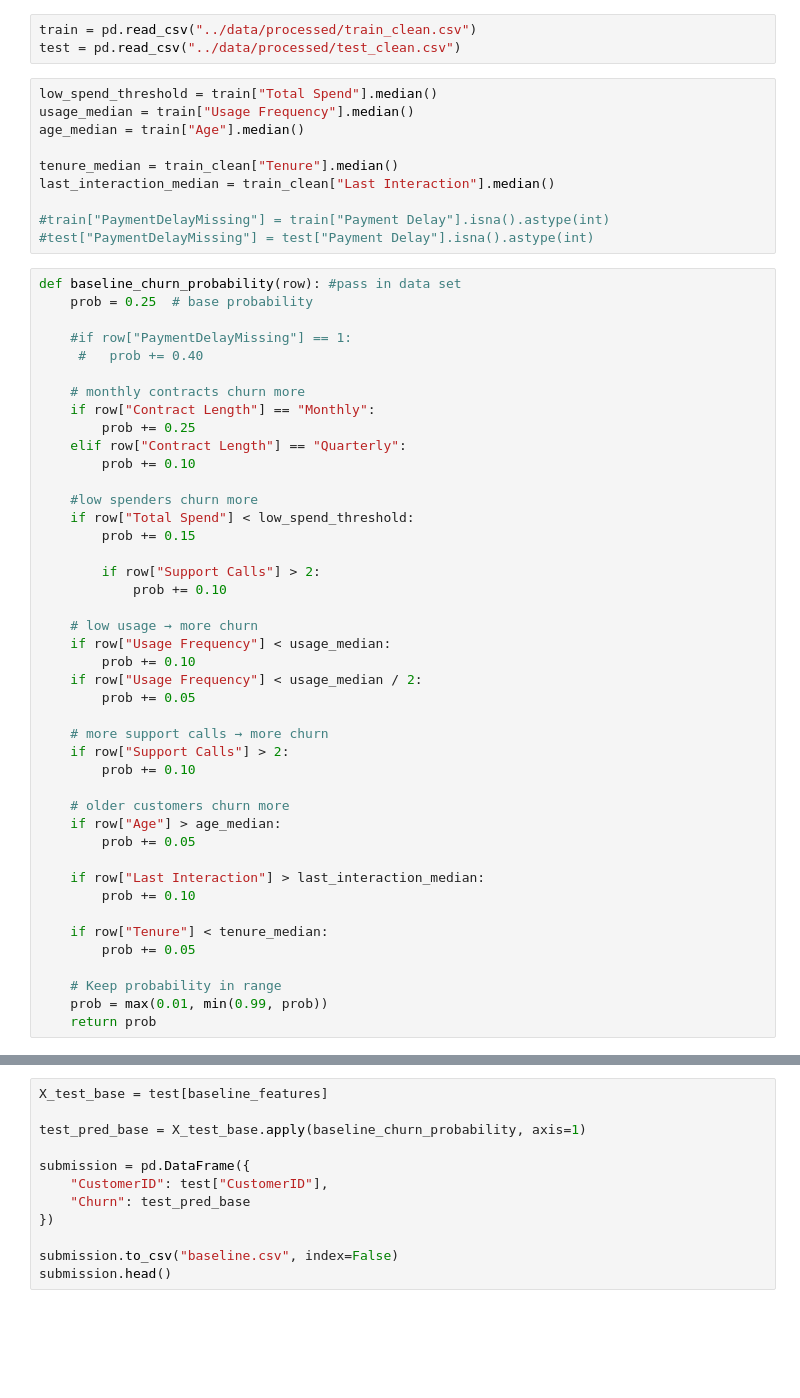
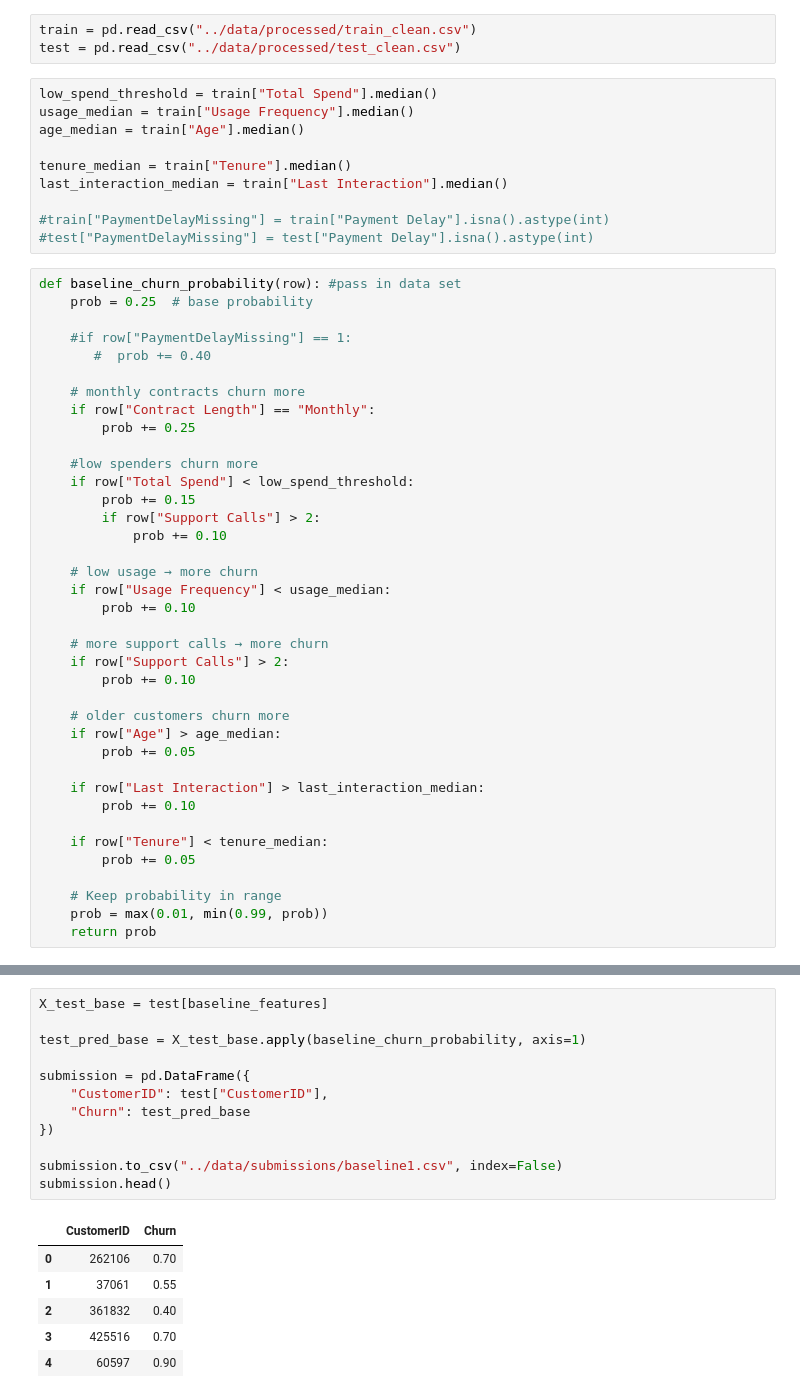
Before and after one commit to KirstenZimmerman/Data-Science-Final-311, a Jupyter notebook: notebooks/baseline_modeling_churn_prediction.ipynb, the cells around one changed output, grey strips where cells are left out. Cells and saved outputs as stored; diff of their text form; blank space fills up the shorter version.

```diff
--- a/notebooks/baseline_modeling_churn_prediction.ipynb
+++ b/notebooks/baseline_modeling_churn_prediction.ipynb
@@ -30,8 +30,8 @@ low_spend_threshold = train["Total Spend"].median()
 usage_median = train["Usage Frequency"].median()
 age_median = train["Age"].median()
 
-tenure_median = train_clean["Tenure"].median()
-last_interaction_median = train_clean["Last Interaction"].median()
+tenure_median = train["Tenure"].median()
+last_interaction_median = train["Last Interaction"].median()
 
 #train["PaymentDelayMissing"] = train["Payment Delay"].isna().astype(int)
 #test["PaymentDelayMissing"] = test["Payment Delay"].isna().astype(int)
@@ -40,26 +40,21 @@ def baseline_churn_probability(row): #pass in data set
     prob = 0.25  # base probability
 
     #if row["PaymentDelayMissing"] == 1:
-     #   prob += 0.40
+       #  prob += 0.40
 
     # monthly contracts churn more
     if row["Contract Length"] == "Monthly":
         prob += 0.25
-    elif row["Contract Length"] == "Quarterly":
-        prob += 0.10
 
     #low spenders churn more
     if row["Total Spend"] < low_spend_threshold:
         prob += 0.15
-
         if row["Support Calls"] > 2:
             prob += 0.10
 
     # low usage → more churn
     if row["Usage Frequency"] < usage_median:
         prob += 0.10
-    if row["Usage Frequency"] < usage_median / 2:
-        prob += 0.05
 
     # more support calls → more churn
     if row["Support Calls"] > 2:
@@ -108,12 +105,19 @@ auc_base
 # %%
 X_test_base = test[baseline_features]
 
 test_pred_base = X_test_base.apply(baseline_churn_probability, axis=1)
 
 submission = pd.DataFrame({
     "CustomerID": test["CustomerID"],
     "Churn": test_pred_base
 })
 
-submission.to_csv("baseline.csv", index=False)
+submission.to_csv("../data/submissions/baseline1.csv", index=False)
 submission.head()
+# %% [output]
+|  | CustomerID | Churn |
+| 0 | 262106 | 0.70 |
+| 1 | 37061 | 0.55 |
+| 2 | 361832 | 0.40 |
+| 3 | 425516 | 0.70 |
+| 4 | 60597 | 0.90 |
```
Also changed, not shown: parts of 1 cell of this notebook, 15 other files.
